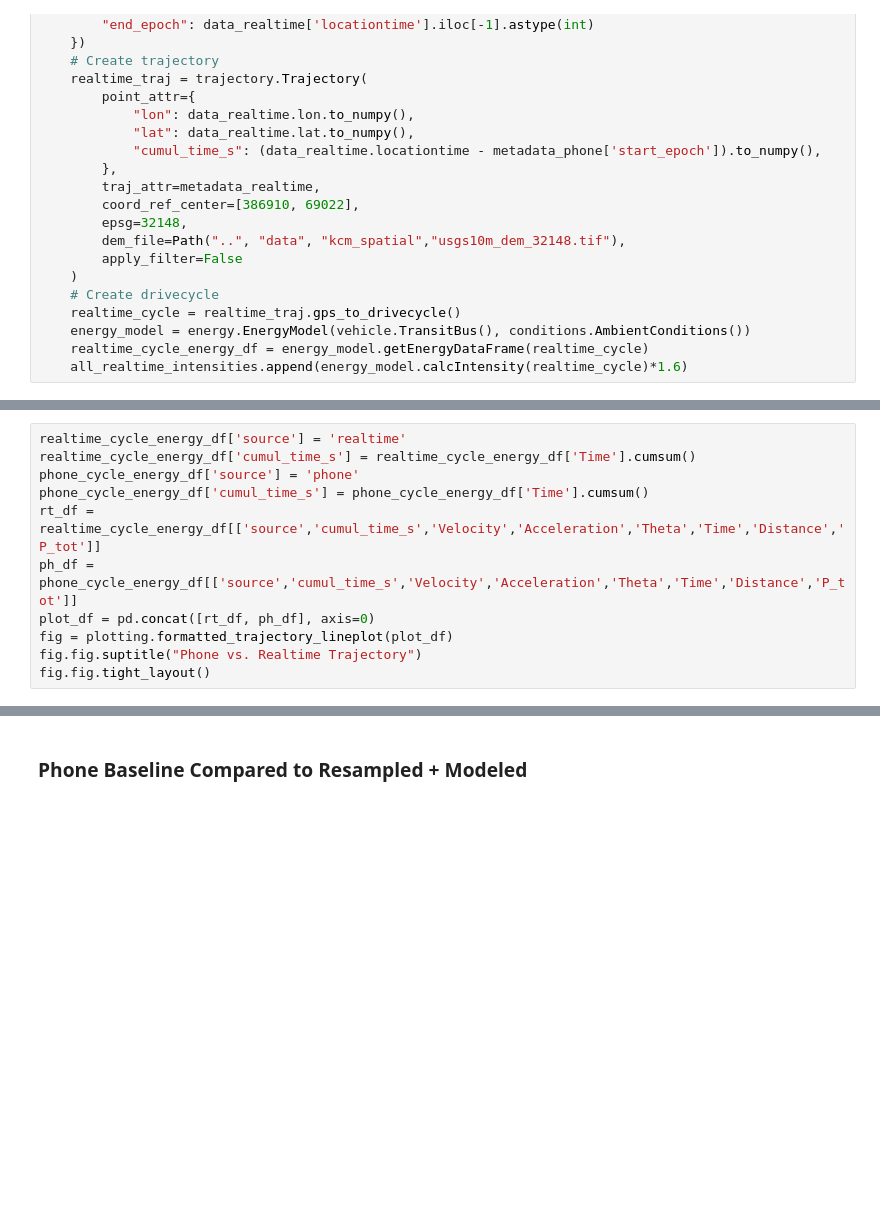
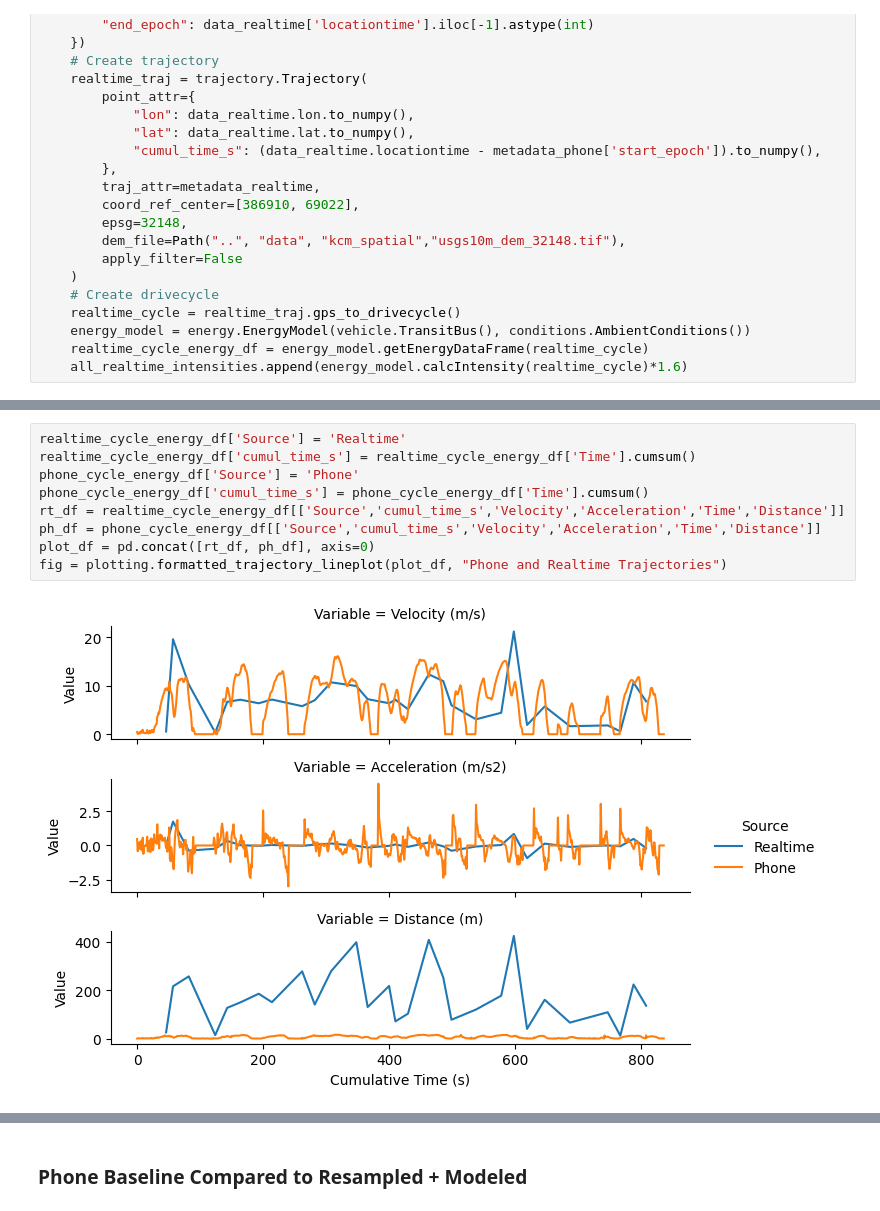
Before and after one commit to zackAemmer/open_bus_tools, a Jupyter notebook: notebooks/create_drive_cycle.ipynb, the cells around one changed output, grey strips where cells are left out. Cells and saved outputs as stored; diff of their text form; blank space fills up the shorter version.

Commit message:
Split traj plots

```diff
--- a/notebooks/create_drive_cycle.ipynb
+++ b/notebooks/create_drive_cycle.ipynb
@@ -114,11 +124,11 @@ print(f"RMSE: {np.sqrt(np.mean((np.array(all_phone_intensities) - np.array(all_r
 # %%
-realtime_cycle_energy_df['source'] = 'realtime'
+realtime_cycle_energy_df['Source'] = 'Realtime'
 realtime_cycle_energy_df['cumul_time_s'] = realtime_cycle_energy_df['Time'].cumsum()
-phone_cycle_energy_df['source'] = 'phone'
+phone_cycle_energy_df['Source'] = 'Phone'
 phone_cycle_energy_df['cumul_time_s'] = phone_cycle_energy_df['Time'].cumsum()
-rt_df = realtime_cycle_energy_df[['source','cumul_time_s','Velocity','Acceleration','Theta','Time','Distance','P_tot']]
-ph_df = phone_cycle_energy_df[['source','cumul_time_s','Velocity','Acceleration','Theta','Time','Distance','P_tot']]
+rt_df = realtime_cycle_energy_df[['Source','cumul_time_s','Velocity','Acceleration','Time','Distance']]
+ph_df = phone_cycle_energy_df[['Source','cumul_time_s','Velocity','Acceleration','Time','Distance']]
 plot_df = pd.concat([rt_df, ph_df], axis=0)
-fig = plotting.formatted_trajectory_lineplot(plot_df)
-fig.fig.suptitle("Phone vs. Realtime Trajectory")
-fig.fig.tight_layout()
+fig = plotting.formatted_trajectory_lineplot(plot_df, "Phone and Realtime Trajectories")
+# %% [output]
+[figure, added]
```
Also changed, not shown: parts of 5 cells of this notebook, 1 other file.
